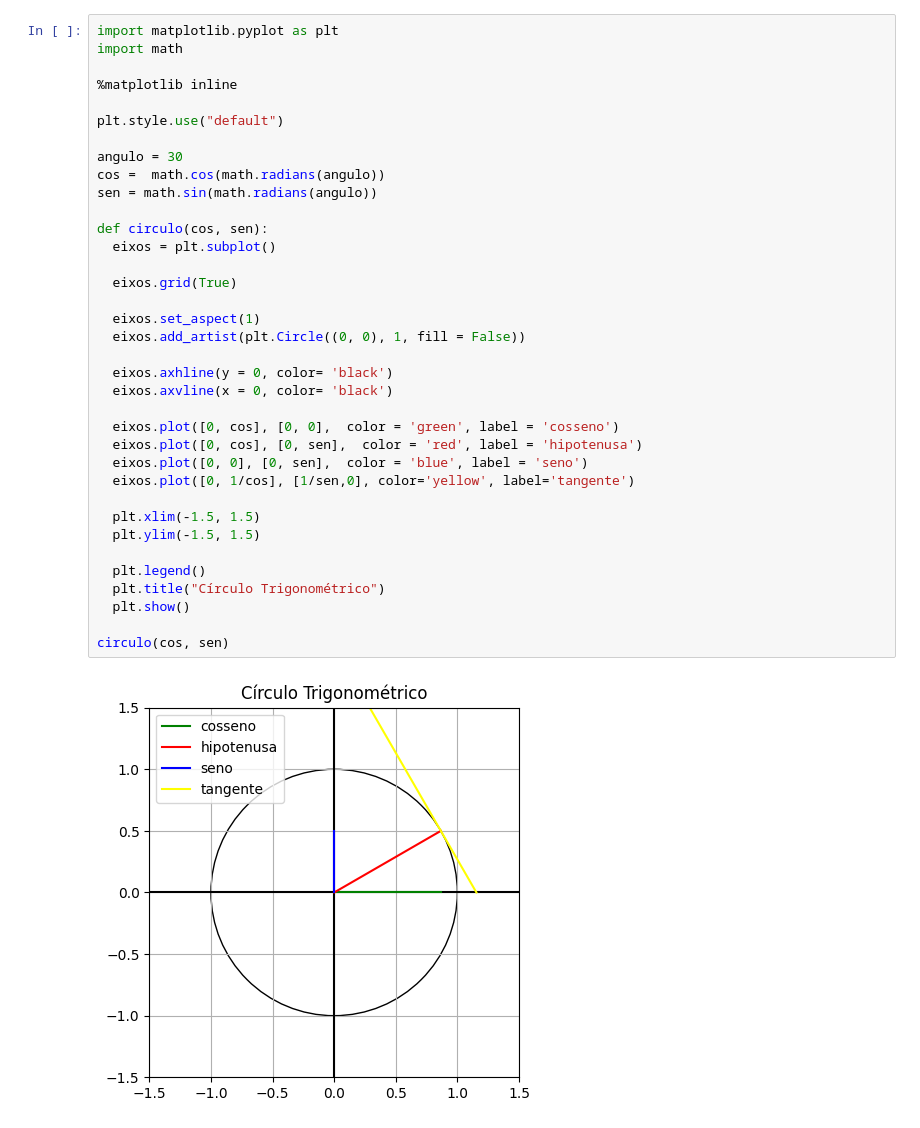
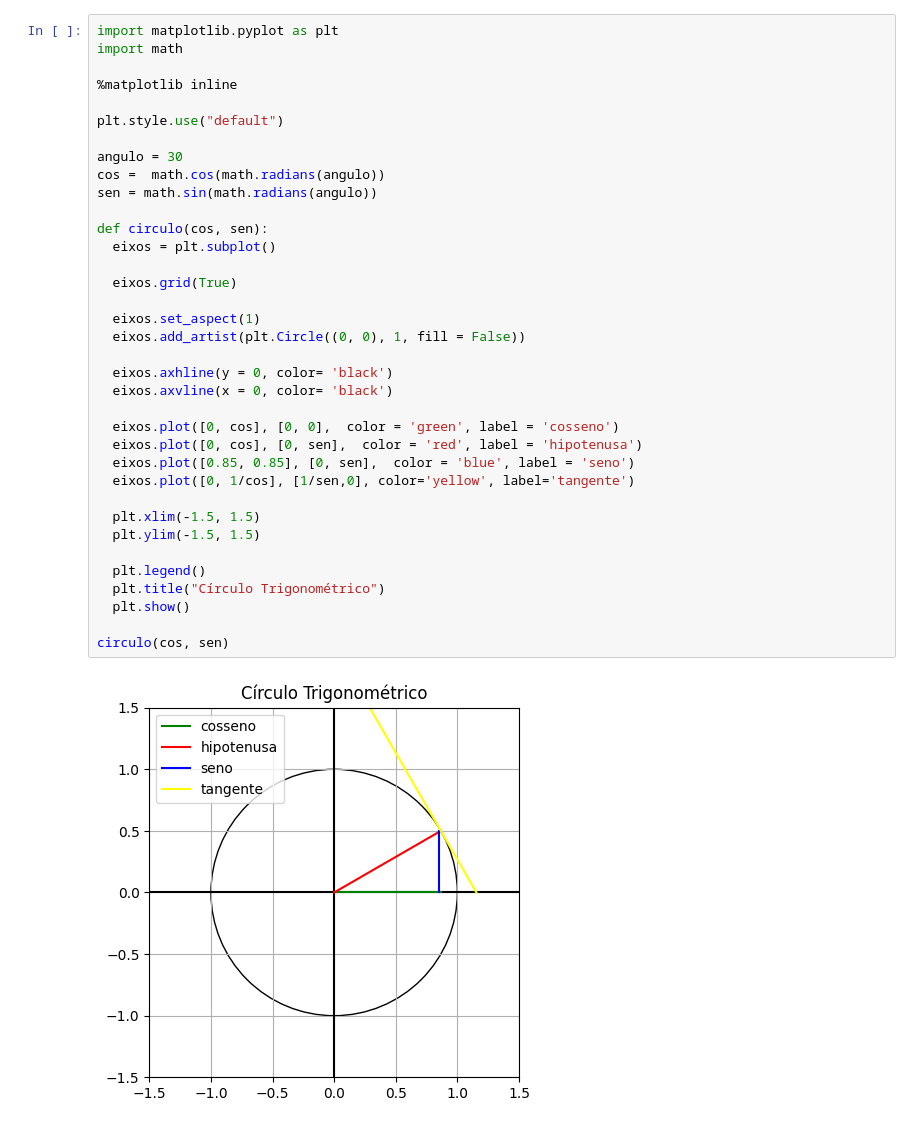
Before and after one commit to isabella1709/Trigonometry-Circle, a Jupyter notebook: circulo_trigonometrico.ipynb, the cells around one changed output. Saved outputs shown, nothing was run; the diff lists cells and outputs as text.

```diff
--- a/circulo_trigonometrico.ipynb
+++ b/circulo_trigonometrico.ipynb
@@ -9,32 +9,32 @@ import math
 plt.style.use("default")
 
 angulo = 30
 cos =  math.cos(math.radians(angulo))
 sen = math.sin(math.radians(angulo))
 
 def circulo(cos, sen):
   eixos = plt.subplot()
 
   eixos.grid(True)
 
   eixos.set_aspect(1)
   eixos.add_artist(plt.Circle((0, 0), 1, fill = False))
 
   eixos.axhline(y = 0, color= 'black')
   eixos.axvline(x = 0, color= 'black')
 
   eixos.plot([0, cos], [0, 0],  color = 'green', label = 'cosseno')
   eixos.plot([0, cos], [0, sen],  color = 'red', label = 'hipotenusa')
-  eixos.plot([0, 0], [0, sen],  color = 'blue', label = 'seno')
+  eixos.plot([0.85, 0.85], [0, sen],  color = 'blue', label = 'seno')
   eixos.plot([0, 1/cos], [1/sen,0], color='yellow', label='tangente')
 
   plt.xlim(-1.5, 1.5)
   plt.ylim(-1.5, 1.5)
 
   plt.legend()
   plt.title("Círculo Trigonométrico")
   plt.show()
 
 circulo(cos, sen)
 # %% [output]
-[figure, old version]
+[figure, new version]
```
Also changed, not shown: parts of 1 cell of this notebook.
